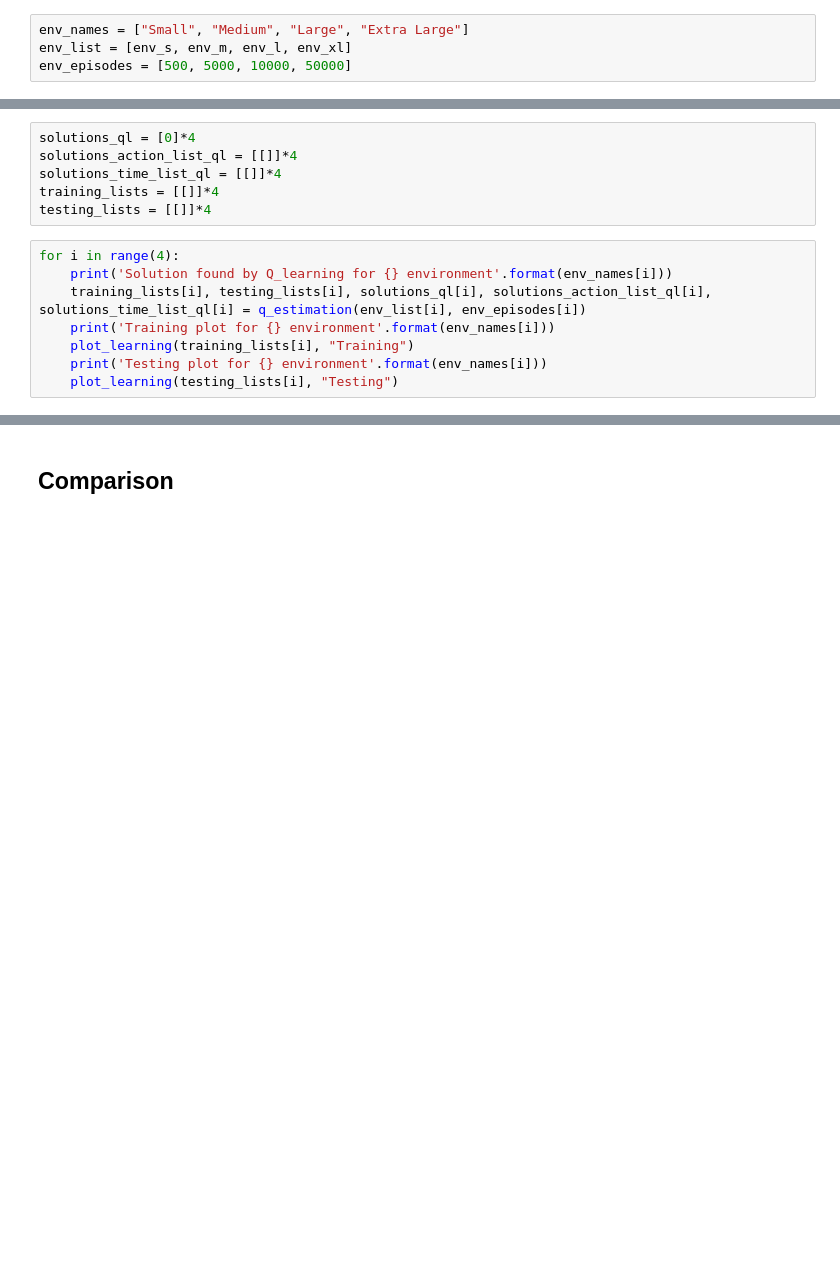
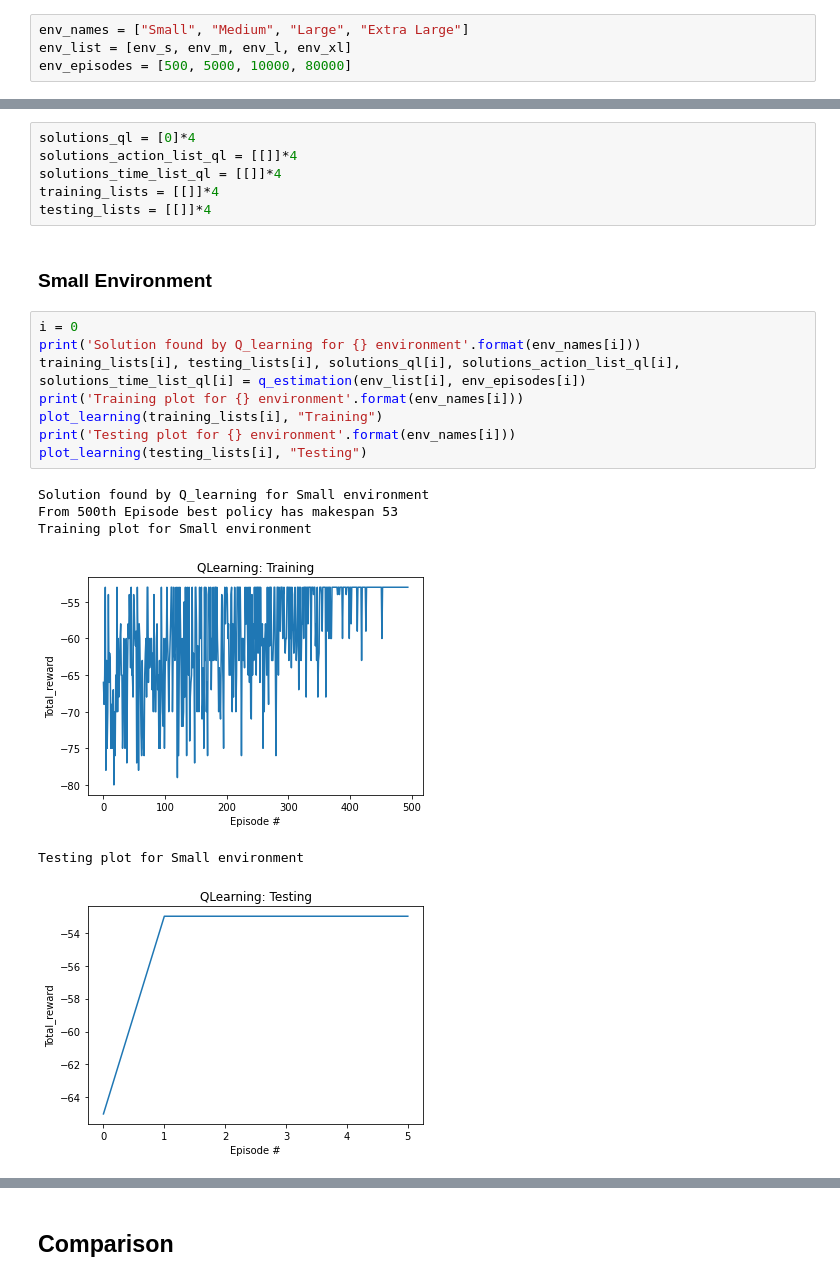
Before and after one commit to MZhouke/RL-Scheduling, a Jupyter notebook: Solutions/Solution_Prepopulated_RL.ipynb, the cells around one changed output, grey strips where cells are left out. Drawn from its saved outputs; the diff is of its cells as text; blank space fills up the shorter version.

```diff
--- a/Solutions/Solution_Prepopulated_RL.ipynb
+++ b/Solutions/Solution_Prepopulated_RL.ipynb
@@ -215,7 +214,7 @@ def print_allocations(action_list, time_list):
 # %%
 env_names = ["Small", "Medium", "Large", "Extra Large"]
 env_list = [env_s, env_m, env_l, env_xl]
-env_episodes = [500, 5000, 10000, 50000]
+env_episodes = [500, 5000, 10000, 80000]
 # %% [markdown]
 ## Random Sampling solutions
 # %%
@@ -233,11 +230,20 @@ solutions_action_list_ql = [[]]*4
 solutions_time_list_ql = [[]]*4
 training_lists = [[]]*4
 testing_lists = [[]]*4
+# %% [markdown]
+### Small Environment
 # %%
-for i in range(4):
-    print('Solution found by Q_learning for {} environment'.format(env_names[i]))
-    training_lists[i], testing_lists[i], solutions_ql[i], solutions_action_list_ql[i], solutions_time_list_ql[i] = q_estimation(env_list[i], env_episodes[i])
-    print('Training plot for {} environment'.format(env_names[i]))
-    plot_learning(training_lists[i], "Training")
-    print('Testing plot for {} environment'.format(env_names[i]))
-    plot_learning(testing_lists[i], "Testing")
+i = 0
+print('Solution found by Q_learning for {} environment'.format(env_names[i]))
+training_lists[i], testing_lists[i], solutions_ql[i], solutions_action_list_ql[i], solutions_time_list_ql[i] = q_estimation(env_list[i], env_episodes[i])
+print('Training plot for {} environment'.format(env_names[i]))
+plot_learning(training_lists[i], "Training")
+print('Testing plot for {} environment'.format(env_names[i]))
+plot_learning(testing_lists[i], "Testing")
+# %% [output]
+Solution found by Q_learning for Small environment
+From 500th Episode best policy has makespan 53
+Training plot for Small environment
+[figure, added]
+Testing plot for Small environment
+[figure, added]
```
Also changed, not shown: parts of 10 cells of this notebook, 3 other files.
